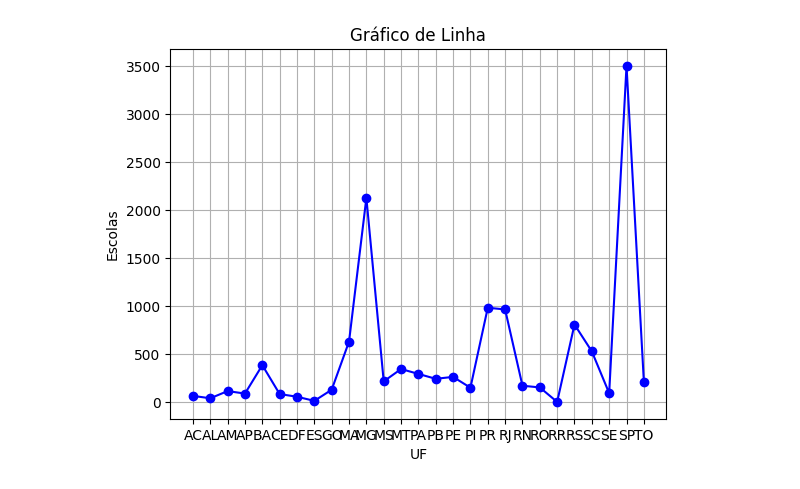
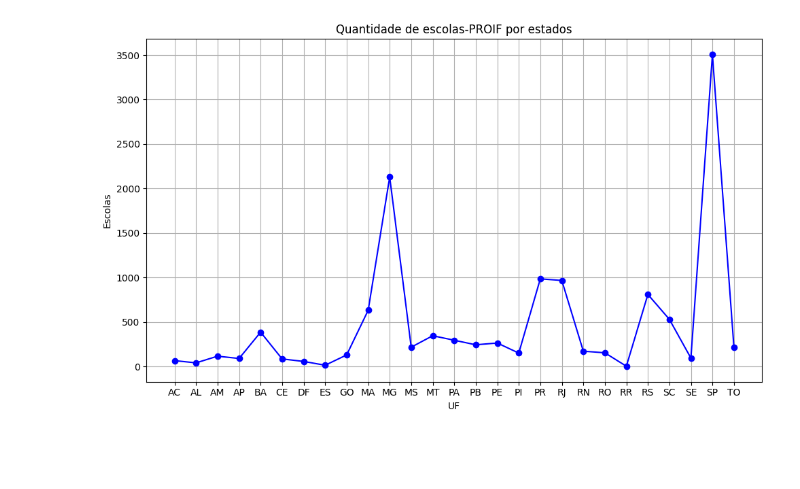
Before and after one commit to MarianaMagalh/Projeto-Python, a Jupyter notebook: dadosPROIF.ipynb, the cells around one changed output. Cells and saved outputs as stored; diff of their text form; code cells hidden in the pictures; blank space fills up the shorter version.

```diff
--- a/dadosPROIF.ipynb
+++ b/dadosPROIF.ipynb
@@ -8,10 +3,6 @@ Na análise realizada, foi visto o número de escolas participantes, por UF, á
 # %%
-# Aqui estou apenas mostrando as informação da tabela
-
 import pandas as pd
 import matplotlib.pyplot as plt
+import matplotlib.ticker as ticker
 
-arquivo = pd.read_csv('PROIF_Relatorio_Status.csv', sep=',', encoding='latin-1')
-
-print(arquivo.head())
-print(arquivo.columns)
+arquivo = pd.read_csv('PROIF_Relatorio_Status.csv', sep=',')
@@ -35,14 +9,14 @@ Index(['UF', 'TOTAL_ESCOLA', 'MATRICULAS', 'VERBA', 'TOTAL_ESCOLA_REAL',
 # %%
-#
-
 uf = arquivo['UF']
 escolas = arquivo['TOTAL_ESCOLA']
 
+plt.figure(figsize=(10,6))
 plt.plot(uf, escolas, marker='o', linestyle='-', color='b')
-plt.xlabel('UF')
+plt.title('Quantidade de escolas-PROIF por estados')
+plt.xlabel('UF', )
 plt.ylabel('Escolas')
-plt.title('Gráfico de Linha')
+plt.tight_layout()
 plt.grid(True)
 plt.show()
 # %% [output]
-[figure, old version]
+[figure, new version]
```
Also changed, not shown: parts of 6 cells of this notebook, 5 other files.
